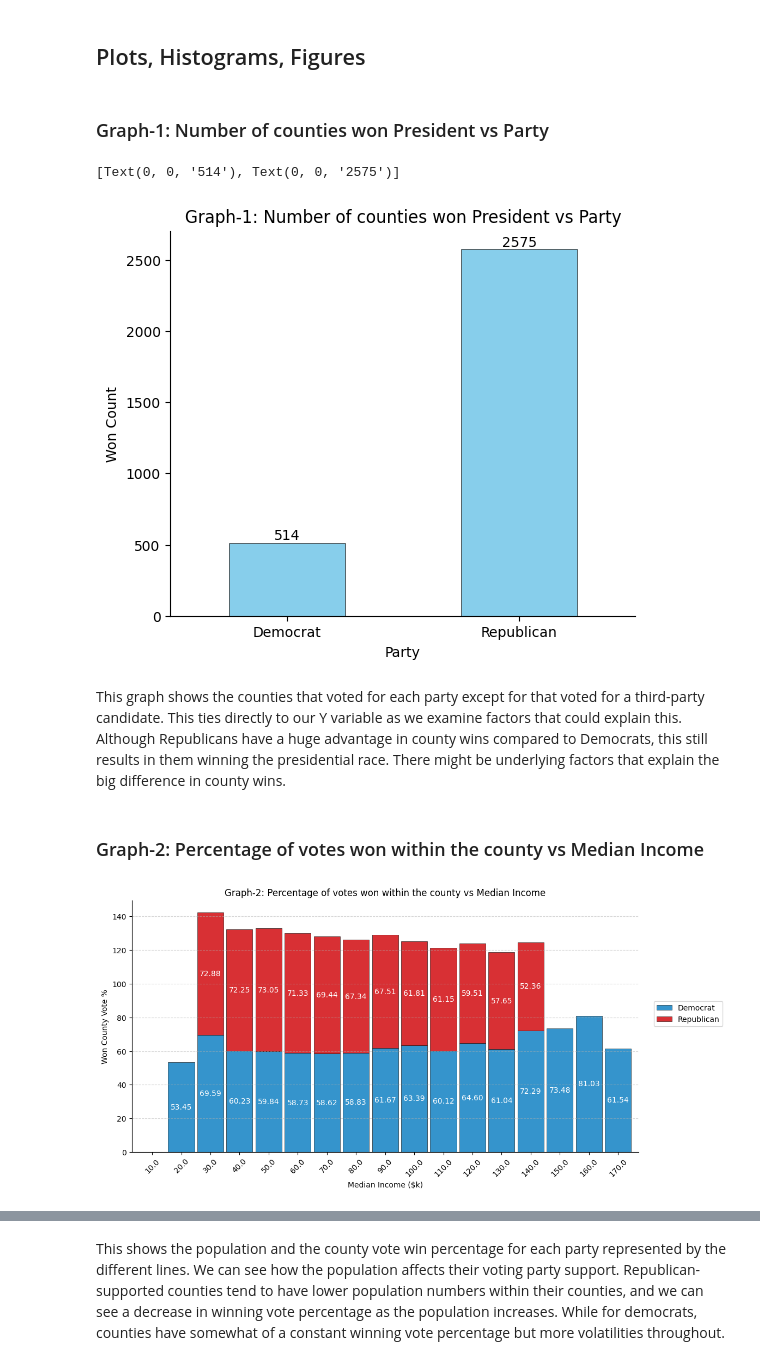
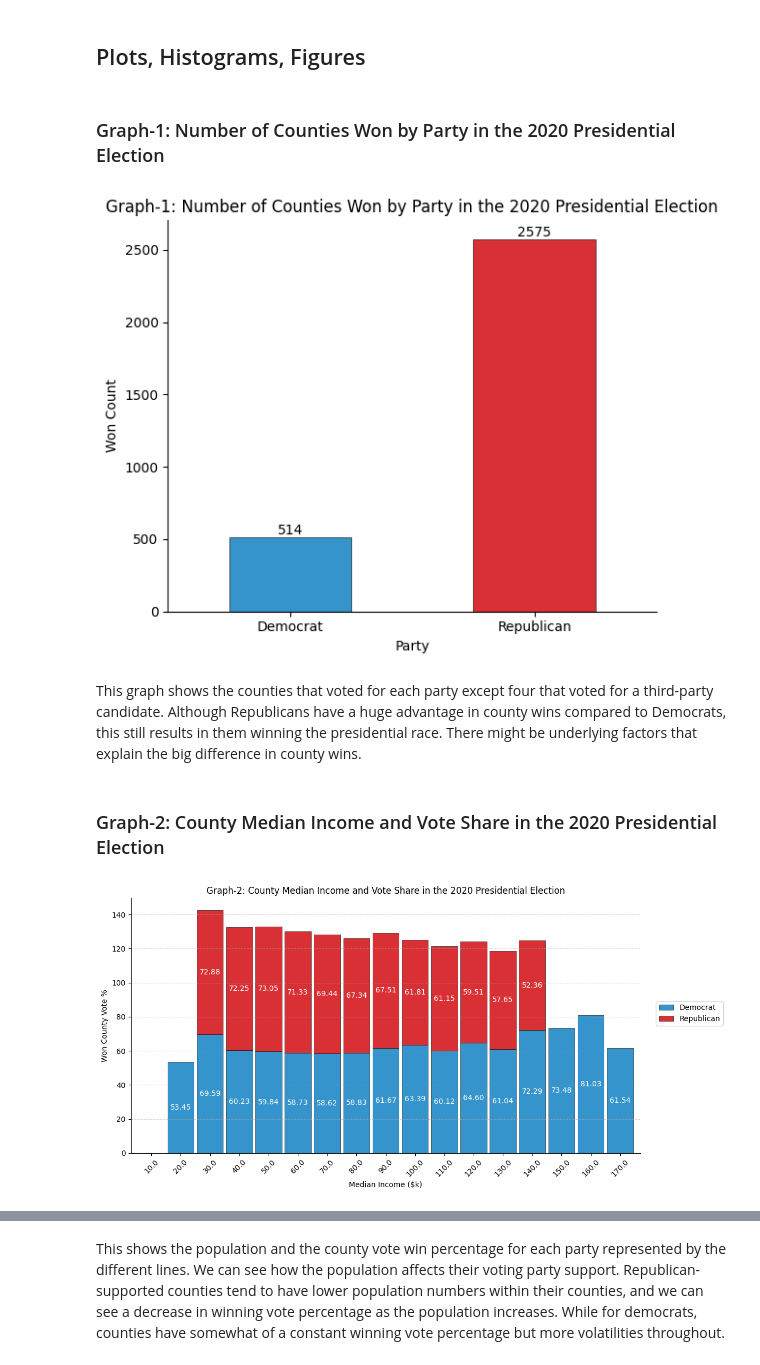
Before and after one commit to ECO225-W2025/eco225-project-code-marcus214, a Jupyter notebook: Project-One.ipynb, the cells around one changed output, grey strips where cells are left out. Drawn from its saved outputs; the diff is of its cells as text; code cells hidden in the pictures.

Commit message:
Update Project-One.ipynb
1. Updated paragraphs
2. Added Citations
3. Changed graphs' name

```diff
--- a/Project-One.ipynb
+++ b/Project-One.ipynb
@@ -116,4 +116,5 @@ us_election['county'] = us_election['county'].str.upper()
 # %%
+# Prepare necessary columns
 # president_county_cand: prepare columns
 party_dict = {'DEM': 'Democrat', 'REP': 'Republican'}
 party_map = {'DEM': 0.0, 'REP': 1.0}
@@ -140,20 +141,22 @@ house_cand_won['Party_Index'] = [0.0 if x == 'DEM' else 1.0 for x in house_cand_
 house_cand_won['party'] = house_cand_won['party'].map(lambda x: party_dict.get(x, 'Third-Party'))
 #print(house_cand_won.head())
 
-# us_election: prepare new columns
+# us_election: clean data and prepare new columns
 us_election['Median income (dollars)'] = us_election['Median income (dollars)'].str.strip()
 us_election['Median income (dollars)'] = us_election['Median income (dollars)'].str.replace(',', '')
 us_election['Median_Income'] = us_election['Median income (dollars)'].astype('float')
 us_election['Median_Income'] = us_election['Median_Income'].div(1000.0)
 us_election['Won_Vote'] = us_election[["2020 Democrat vote raw","2020 Republican vote raw","2020 other vote raw"]].max(axis=1)
-us_election['Total_Vote'] = us_election["2020 Democrat vote raw"] + us_election["2020 Republican vote raw"] + us_election["2020 other vote raw"]
+us_election['Total_Vote'] = us_election["2020 Democrat vote raw"] + us_election["2020 Republican vote raw"] + \
+                            us_election["2020 other vote raw"]
 us_election['Vote_Percentage'] = (us_election["Won_Vote"] / us_election["Total_Vote"]) * 100
-us_election['Degree_Or_Higher_Percentage'] = us_election["Associates Degree"].str.rstrip('%').astype('float') + us_election["Bachelors Degree"].str.rstrip('%').astype('float') + us_election["Graduate or professional degree"].str.rstrip('%').astype('float')
-#us_election.head()
+us_election['Degree_Or_Higher_Percentage'] = us_election["Associates Degree"].str.rstrip('%').astype('float') + \
+                                             us_election["Bachelors Degree"].str.rstrip('%').astype('float') + \
+                                             us_election["Graduate or professional degree"].str.rstrip('%').astype('float')
+us_election['Race_Index'] = np.where(us_election['NH-White percentage'] >= 50, 1.0, 0.0)
 
 # merge datasets
 final_df = pd.merge(president_county_cand_won, us_election, on=['state', 'county'], how="inner")
-#print(final_df.count())
 # %% [markdown]
 ## Summary Statistics Tables
 
@@ -242,34 +265,40 @@ print(us_election[columns].mode())
 # %% [markdown]
 ## Plots, Histograms, Figures
 # %% [markdown]
-### Graph-1: Number of counties won President vs Party
+### Graph-1: Number of Counties Won by Party in the 2020 Presidential Election
 # %%
-# Graph-1: Number of counties won President vs Party
+# Graph-1: Number of Counties Won by Party in the 2020 Presidential Election
 
 # calculate value counts
 counts = final_df['party'].value_counts()
 
+# Define custom colors for each type
+colors = ['#3594cc', '#d83034', '#36b700']
+
 fig, ax = plt.subplots(figsize=(6, 5))
-counts.sort_index().plot(kind='bar', color='skyblue', edgecolor='black', linewidth=0.4)
+counts.sort_index().plot(kind='bar', color=colors, edgecolor='black', linewidth=0.4)
 
 # plot barchart
 plt.xticks(rotation=0)
 ax.set_xlabel('Party')
 ax.set_ylabel('Won Count')
 ax.spines['right'].set_visible(False)
 ax.spines['top'].set_visible(False)
-ax.set_title("Graph-1: Number of counties won President vs Party")
+ax.set_title("Graph-1: Number of Counties Won by Party in the 2020 Presidential Election")
 ax.bar_label(ax.containers[0])
+
+# Show the plot
+plt.tight_layout()
+plt.show()
 # %% [output]
-[Text(0, 0, '514'), Text(0, 0, '2575')]
-[figure, old version]
+[figure, new version]
 # %% [markdown]
-This graph shows the counties that voted for each party except for that voted for a third-party candidate. This ties directly to our Y variable as we examine factors that could explain this. Although Republicans have a huge advantage in county wins compared to Democrats, this still results in them winning the presidential race. There might be underlying factors that explain the big difference in county wins.
+This graph shows the counties that voted for each party except four that voted for a third-party candidate. Although Republicans have a huge advantage in county wins compared to Democrats, this still results in them winning the presidential race. There might be underlying factors that explain the big difference in county wins.
 <br>
 # %% [markdown]
-### Graph-2: Percentage of votes won within the county vs Median Income
+### Graph-2: County Median Income and Vote Share in the 2020 Presidential Election
 # %%
-# Graph-2: Percentage of votes won within the county vs Median Income
+# Graph-2: County Median Income and Vote Share in the 2020 Presidential Election
 # select columns to be ploted
 data_df = final_df[['Median_Income', 'Vote_Percentage', 'party']]
 
@@ -281,13 +310,16 @@ income_bins = np.arange(5.0, 180.0, 10.)
 pivot1_df = data_df.copy()
 pivot1_df['IncomeGroup'] = pd.cut(data_df["Median_Income"], bins=income_bins)
 pivot1_df['IncomeGroupMid'] = pivot1_df['IncomeGroup'].apply(lambda x: x.mid)
-pivot2_df = pivot1_df.groupby(['party', 'IncomeGroupMid'], observed=False).agg(Vote_Percentage_Mean=('Vote_Percentage', 'mean')).reset_index().copy()
+pivot2_df = pivot1_df.groupby(['party', 'IncomeGroupMid'], observed=False).agg(
+                Vote_Percentage_Mean=('Vote_Percentage', 'mean')).reset_index().copy()
 
 # Pivot the DataFrame
-pivot3_df = pivot2_df.pivot(index='IncomeGroupMid', columns='party', values='Vote_Percentage_Mean')
+pivot3_df = pivot2_df.pivot(index='IncomeGroupMid', columns='party',
+                            values='Vote_Percentage_Mean')
 
 # Plotting with custom colors
-ax = pivot3_df.plot(kind='bar', stacked=True, figsize=(12, 6), width=0.9, color=colors, edgecolor='black', linewidth=0.4)
+ax = pivot3_df.plot(kind='bar', stacked=True, figsize=(12, 6), width=0.9,
+                    color=colors, edgecolor='black', linewidth=0.4)
 
 # Adding values on the bars
 for i, party in enumerate(pivot3_df.index):
@@ -309,7 +341,7 @@ for i, party in enumerate(pivot3_df.index):
 # Adding labels and title
 plt.xlabel('Median Income ($k)')
 plt.ylabel('Won County Vote %')
-plt.title('Graph-2: Percentage of votes won within the county vs Median Income')
+plt.title('Graph-2: County Median Income and Vote Share in the 2020 Presidential Election')
 plt.legend(loc=(1.03, 0.5))
 plt.xticks(rotation = 45)
 ax.spines['right'].set_visible(False)
@@ -317,7 +349,8 @@ ax.spines['top'].set_visible(False)
 ax.grid(axis='y', linestyle='--', alpha=0.5)
 
 # Show the plot
+plt.tight_layout()
 plt.show()
 # %% [output]
-[figure, old version]
+[figure, new version]
 # %% [markdown]
```
Also changed, not shown: parts of 24 cells of this notebook.
